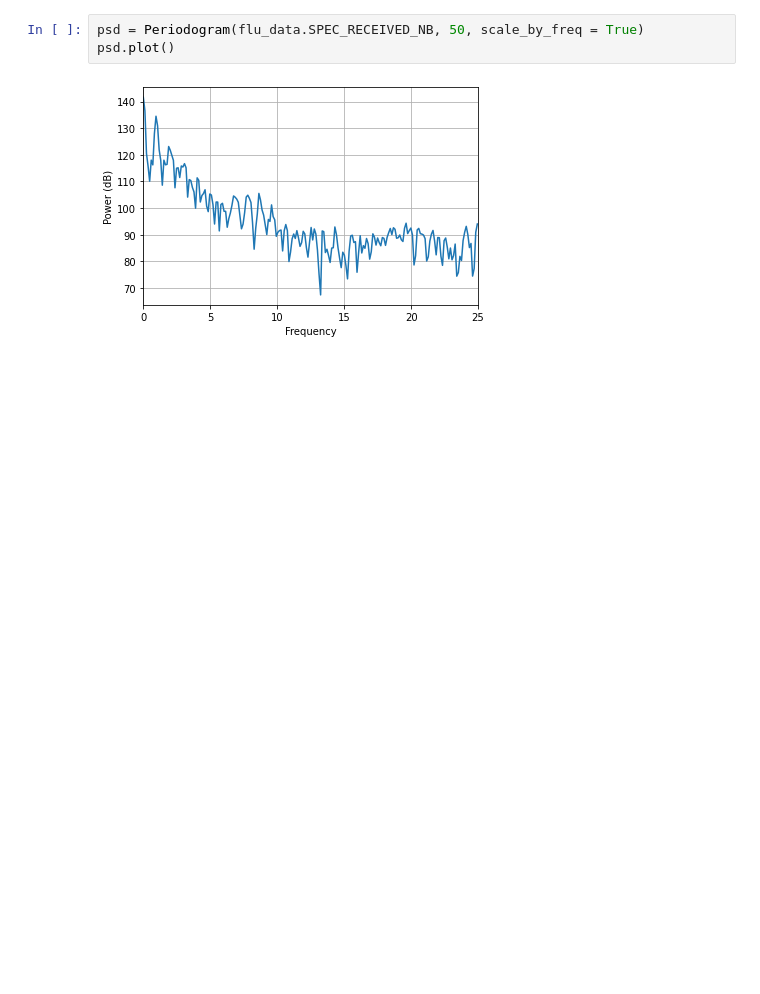
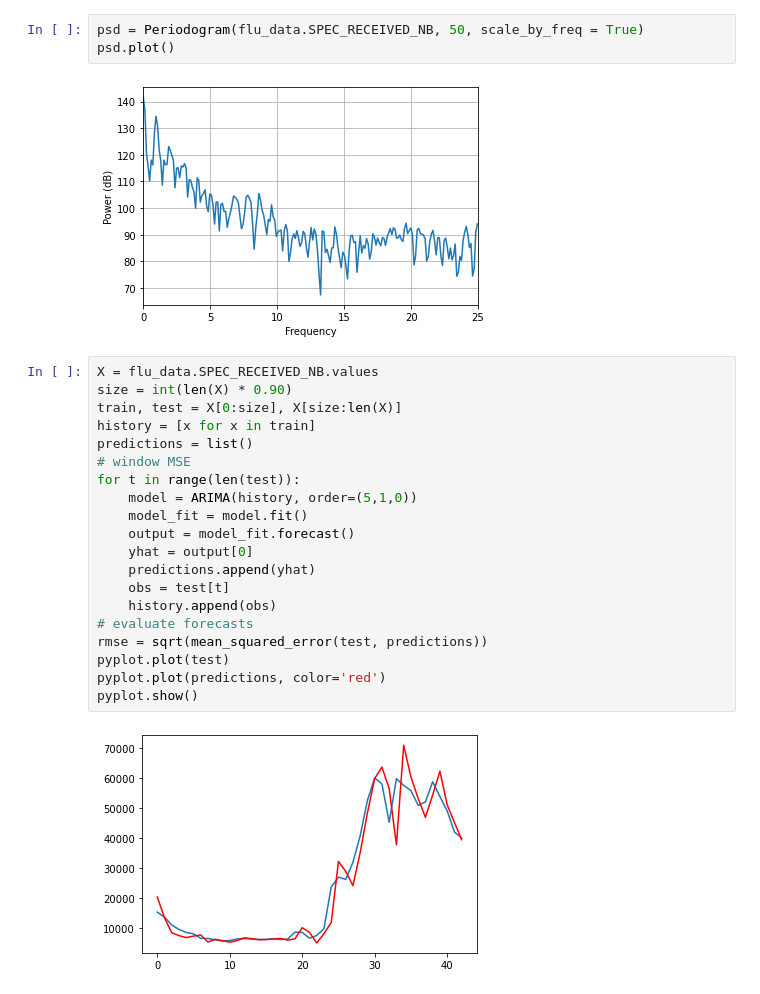
Before and after one commit to andrewmejia600/DS7333, a Jupyter notebook: CASE_STUDY_8/Case_Study_8.ipynb, the cells around one changed output. Cells and saved outputs as stored; diff of their text form; blank space fills up the shorter version.

Commit message:
Merge from Andrew include ARIMA window ASE

```diff
--- a/CASE_STUDY_8/Case_Study_8.ipynb
+++ b/CASE_STUDY_8/Case_Study_8.ipynb
@@ -133,3 +191,25 @@ psd = Periodogram(flu_data.SPEC_RECEIVED_NB, 50, scale_by_freq = True)
 psd.plot()
 # %% [output]
 [figure]
+# %%
+X = flu_data.SPEC_RECEIVED_NB.values
+size = int(len(X) * 0.90)
+train, test = X[0:size], X[size:len(X)]
+history = [x for x in train]
+predictions = list()
+# window MSE
+for t in range(len(test)):
+    model = ARIMA(history, order=(5,1,0))
+    model_fit = model.fit()
+    output = model_fit.forecast()
+    yhat = output[0]
+    predictions.append(yhat)
+    obs = test[t]
+    history.append(obs)
+# evaluate forecasts
+rmse = sqrt(mean_squared_error(test, predictions))
+pyplot.plot(test)
+pyplot.plot(predictions, color='red')
+pyplot.show()
+# %% [output]
+[figure, added]
```
Also changed, not shown: parts of 5 cells of this notebook.
